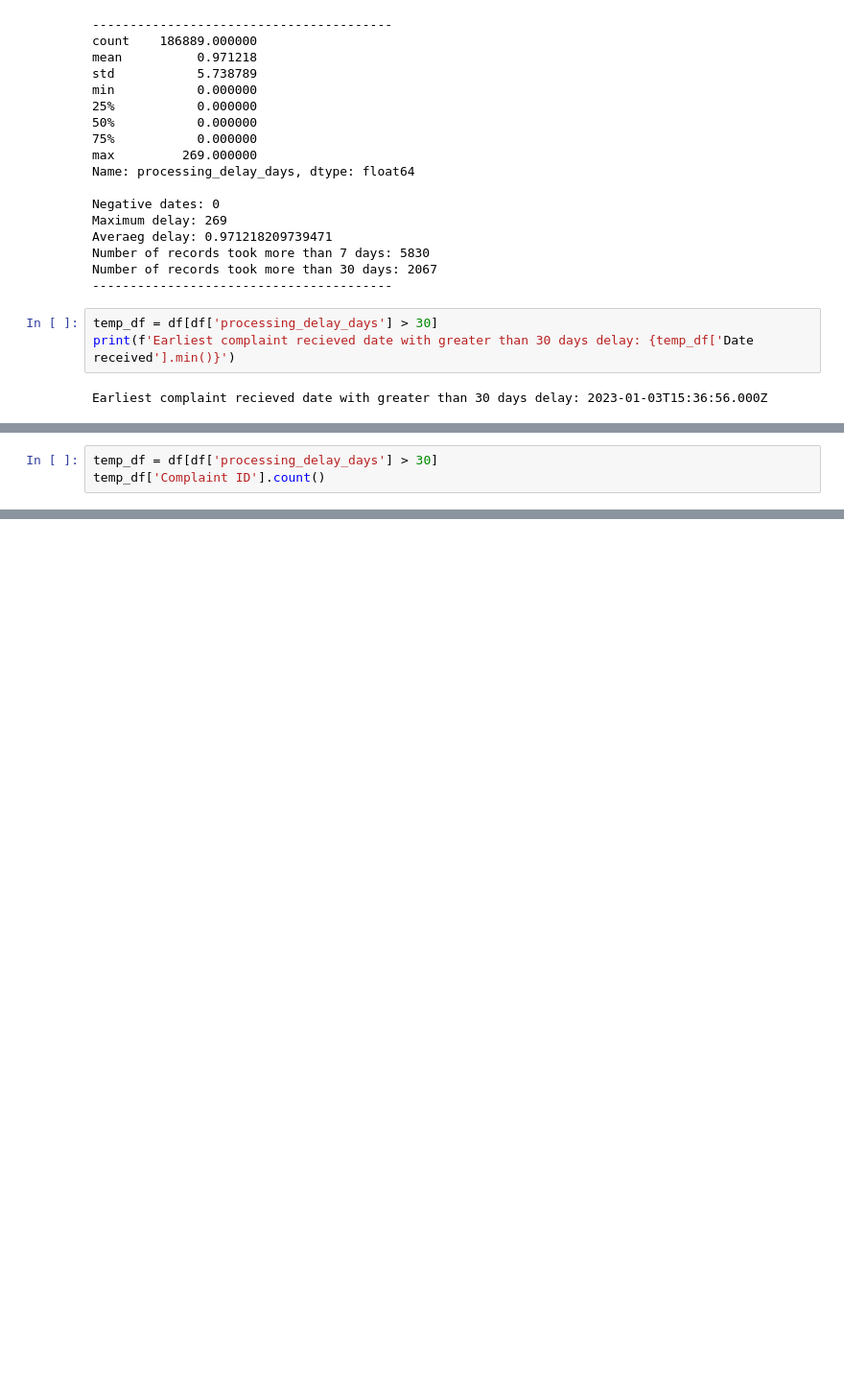
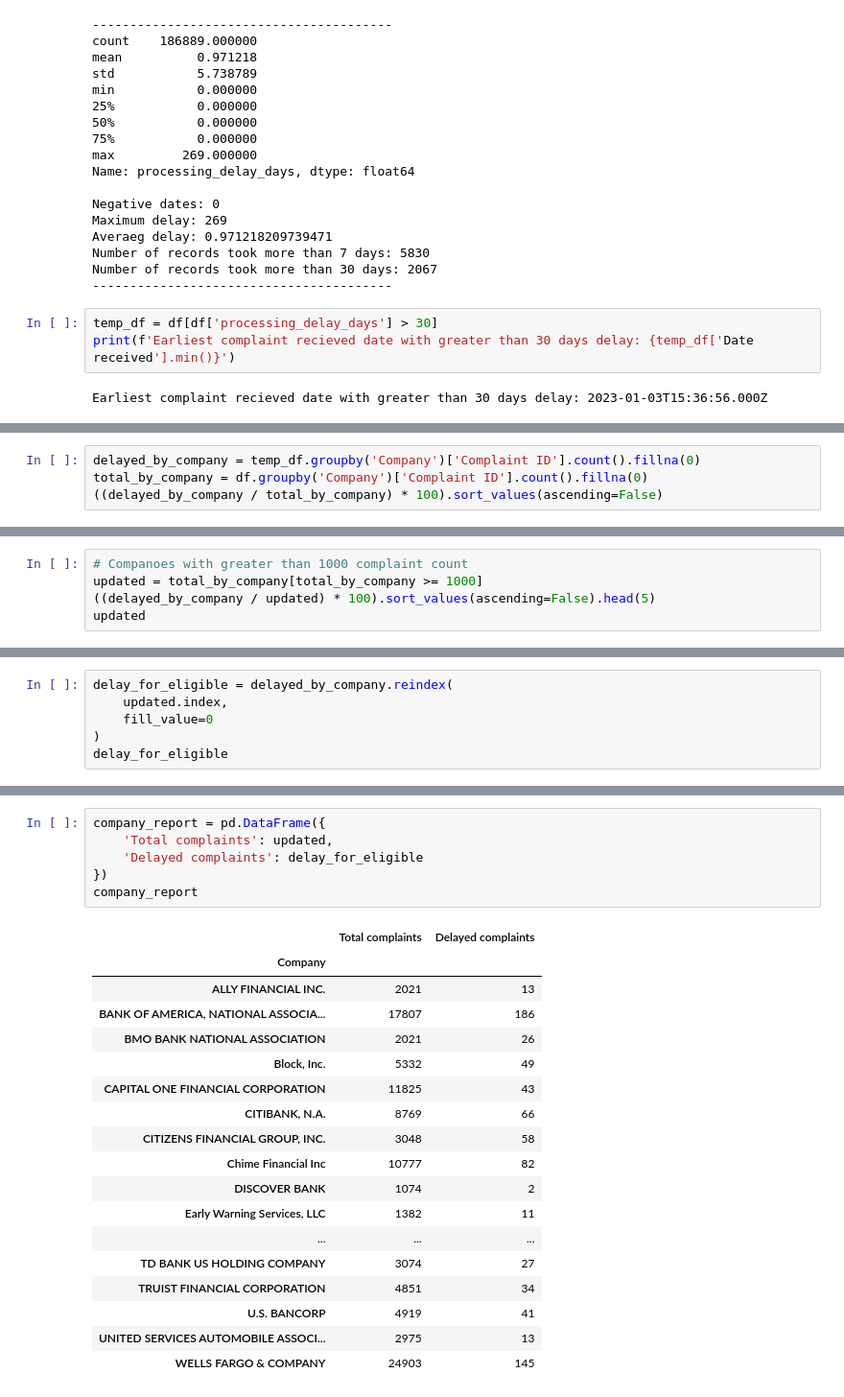
Before and after one commit to Rayyan-2205/project-3, a Jupyter notebook: notebook/analysis.ipynb, the cells around one changed output, grey strips where cells are left out. Shown at 96% size. Cells and saved outputs as stored; diff of their text form; blank space fills up the shorter version.

Commit message:
create a report on complaints delay

```diff
--- a/notebook/analysis.ipynb
+++ b/notebook/analysis.ipynb
@@ -303,3 +286,0 @@ print('hello world!')
-# %%
-temp_df = df[df['processing_delay_days'] > 30]
-temp_df['Complaint ID'].count()
@@ -323,0 +321,4 @@ dtype: int64
+# %%
+delayed_by_company = temp_df.groupby('Company')['Complaint ID'].count().fillna(0)
+total_by_company = df.groupby('Company')['Complaint ID'].count().fillna(0)
+((delayed_by_company / total_by_company) * 100).sort_values(ascending=False)
@@ -323,0 +339,5 @@ dtype: int64
+# %%
+# Companoes with greater than 1000 complaint count
+updated = total_by_company[total_by_company >= 1000]
+((delayed_by_company / updated) * 100).sort_values(ascending=False).head(5)
+updated
@@ -323,0 +362,6 @@ dtype: int64
+# %%
+delay_for_eligible = delayed_by_company.reindex(
+    updated.index,
+    fill_value=0
+)
+delay_for_eligible
@@ -323,0 +386,25 @@ dtype: int64
+# %%
+company_report = pd.DataFrame({
+    'Total complaints': updated,
+    'Delayed complaints': delay_for_eligible
+})
+company_report
+# %% [output]
+|  | Total complaints | Delayed complaints |
+| Company |  |  |
+| ALLY FINANCIAL INC. | 2021 | 13 |
+| BANK OF AMERICA, NATIONAL ASSOCIA... | 17807 | 186 |
+| BMO BANK NATIONAL ASSOCIATION | 2021 | 26 |
+| Block, Inc. | 5332 | 49 |
+| CAPITAL ONE FINANCIAL CORPORATION | 11825 | 43 |
+| CITIBANK, N.A. | 8769 | 66 |
+| CITIZENS FINANCIAL GROUP, INC. | 3048 | 58 |
+| Chime Financial Inc | 10777 | 82 |
+| DISCOVER BANK | 1074 | 2 |
+| Early Warning Services, LLC | 1382 | 11 |
+| ... | ... | ... |
+| TD BANK US HOLDING COMPANY | 3074 | 27 |
+| TRUIST FINANCIAL CORPORATION | 4851 | 34 |
+| U.S. BANCORP | 4919 | 41 |
+| UNITED SERVICES AUTOMOBILE ASSOCI... | 2975 | 13 |
+| WELLS FARGO & COMPANY | 24903 | 145 |
```
Also changed, not shown: parts of 17 cells of this notebook.
